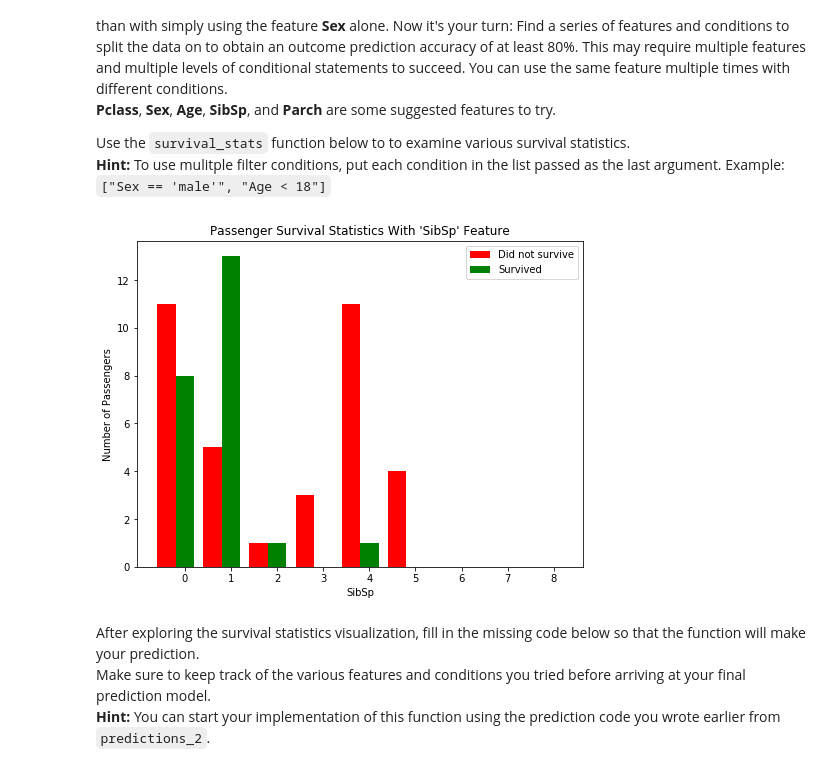
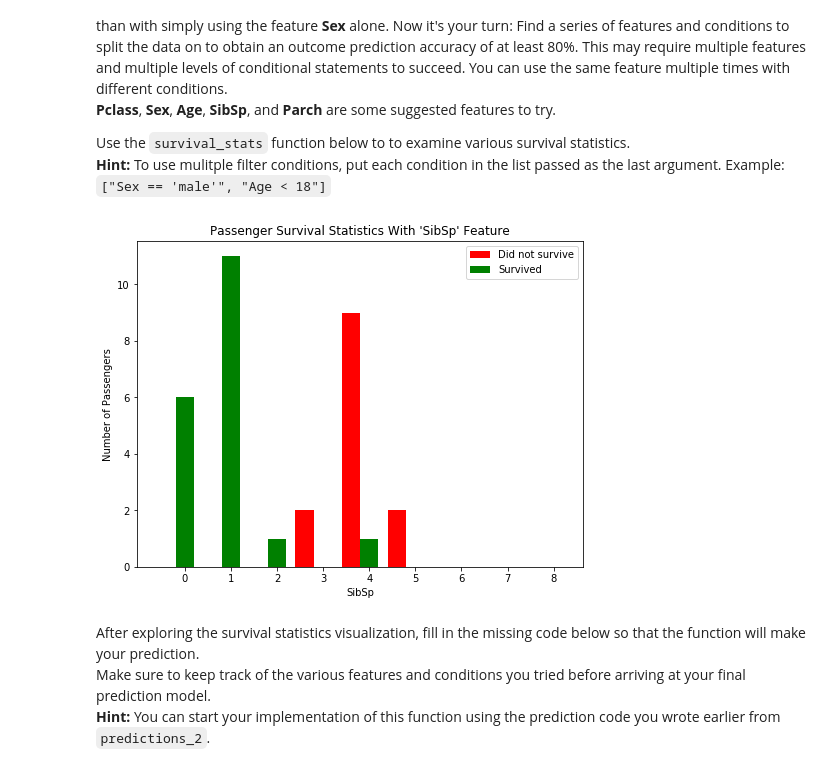
Before and after one commit to seifElislam/titanic_survival_exploration, a Jupyter notebook: titanic_survival_exploration.ipynb, the cells around one changed output. Drawn from its saved outputs; the diff is of its cells as text; code cells hidden in the pictures.

```diff
--- a/titanic_survival_exploration.ipynb
+++ b/titanic_survival_exploration.ipynb
@@ -209,9 +209,9 @@ Adding the feature **Age** as a condition in conjunction with **Sex** improves t
 Use the `survival_stats` function below to to examine various survival statistics.
 **Hint:** To use mulitple filter conditions, put each condition in the list passed as the last argument. Example: `["Sex == 'male'", "Age < 18"]`
 # %%
-vs.survival_stats(data, outcomes, 'SibSp', [ "Sex == 'male'", "Age < 18"])
+vs.survival_stats(data, outcomes, 'SibSp', ["Sex == 'male'", "Age < 10"])
 # %% [output]
-[figure, old version]
+[figure, new version]
 # %% [markdown]
 After exploring the survival statistics visualization, fill in the missing code below so that the function will make your prediction.
 Make sure to keep track of the various features and conditions you tried before arriving at your final prediction model.
```
Also changed, not shown: parts of 7 cells of this notebook, 1 other file.
